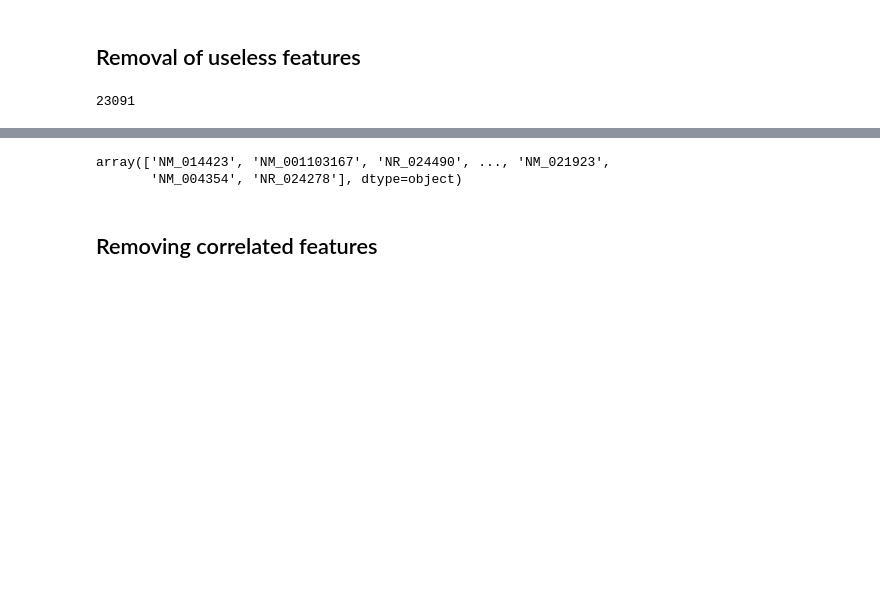
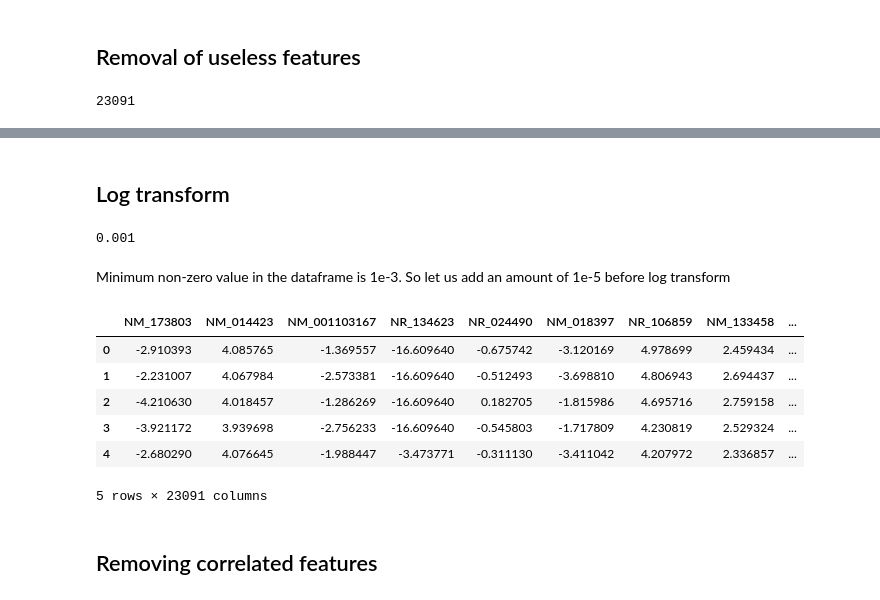
Before and after one commit to Bala-A87/CS6024-Age-prediction, a Jupyter notebook: code/eda.ipynb, the cells around one changed output, grey strips where cells are left out. Cells and saved outputs as stored; diff of their text form; code cells hidden in the pictures; blank space fills up the shorter version.

```diff
--- a/code/eda.ipynb
+++ b/code/eda.ipynb
@@ -49,6 +38,2 @@ data_signif_var.shape
-# %%
-cols_signif_var = var_thresh.get_feature_names_out(data.columns)
-cols_signif_var
-# %% [output]
-array(['NM_014423', 'NM_001103167', 'NR_024490', ..., 'NM_021923',
-       'NM_004354', 'NR_024278'], dtype=object)
+# %% [markdown]
+## Log transform
@@ -55,3 +42,20 @@ array(['NM_014423', 'NM_001103167', 'NR_024490', ..., 'NM_021923',
+# %%
+data_non_zero_var_no_zeros.min().min()
+# %% [output]
+0.001
+# %% [markdown]
+Minimum non-zero value in the dataframe is 1e-3. So let us add an amount of 1e-5 before log transform
+# %%
+data_log_transform = np.log2(data_non_zero_var + 1e-5)
+data_log_transform.head()
+# %% [output]
+|  | NM_173803 | NM_014423 | NM_001103167 | NR_134623 | NR_024490 | NM_018397 | NR_106859 | NM_133458 | ... |
+| 0 | -2.910393 | 4.085765 | -1.369557 | -16.609640 | -0.675742 | -3.120169 | 4.978699 | 2.459434 | ... |
+| 1 | -2.231007 | 4.067984 | -2.573381 | -16.609640 | -0.512493 | -3.698810 | 4.806943 | 2.694437 | ... |
+| 2 | -4.210630 | 4.018457 | -1.286269 | -16.609640 | 0.182705 | -1.815986 | 4.695716 | 2.759158 | ... |
+| 3 | -3.921172 | 3.939698 | -2.756233 | -16.609640 | -0.545803 | -1.717809 | 4.230819 | 2.529324 | ... |
+| 4 | -2.680290 | 4.076645 | -1.988447 | -3.473771 | -0.311130 | -3.411042 | 4.207972 | 2.336857 | ... |
+5 rows × 23091 columns
 # %% [markdown]
 ## Removing correlated features
 # %%
```
Also changed, not shown: parts of 10 cells of this notebook, 2 other files.
